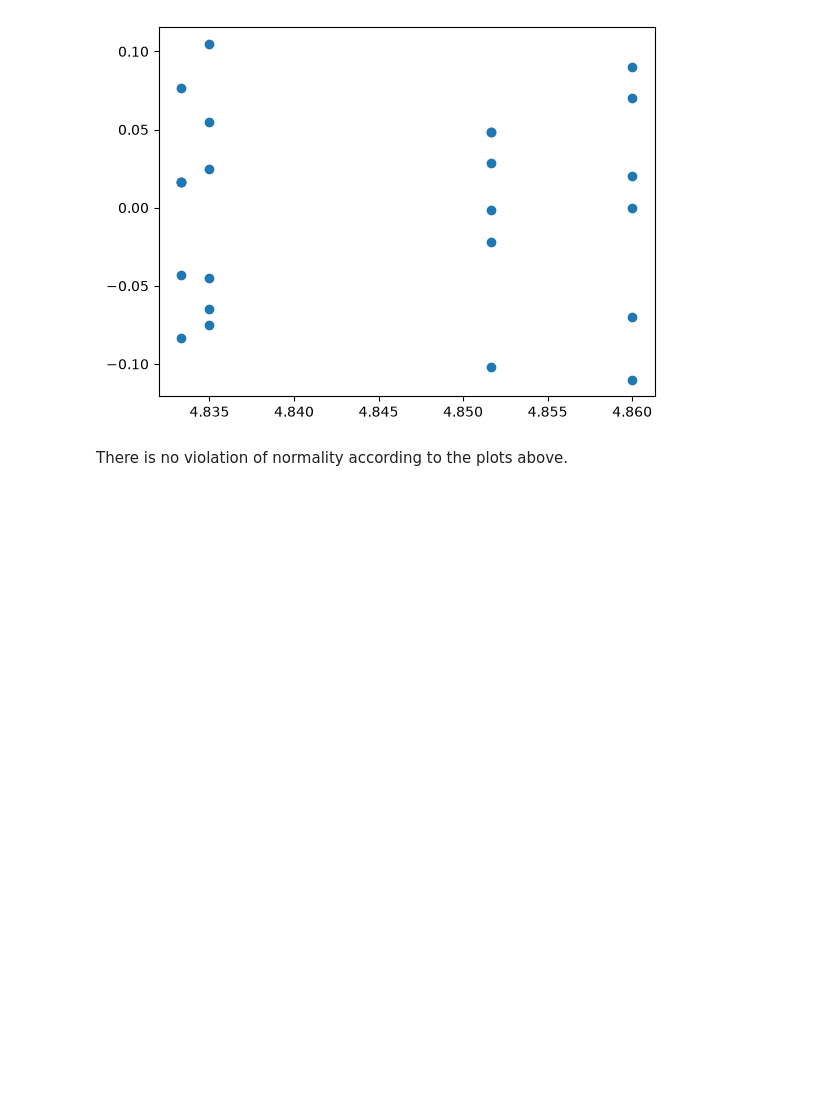
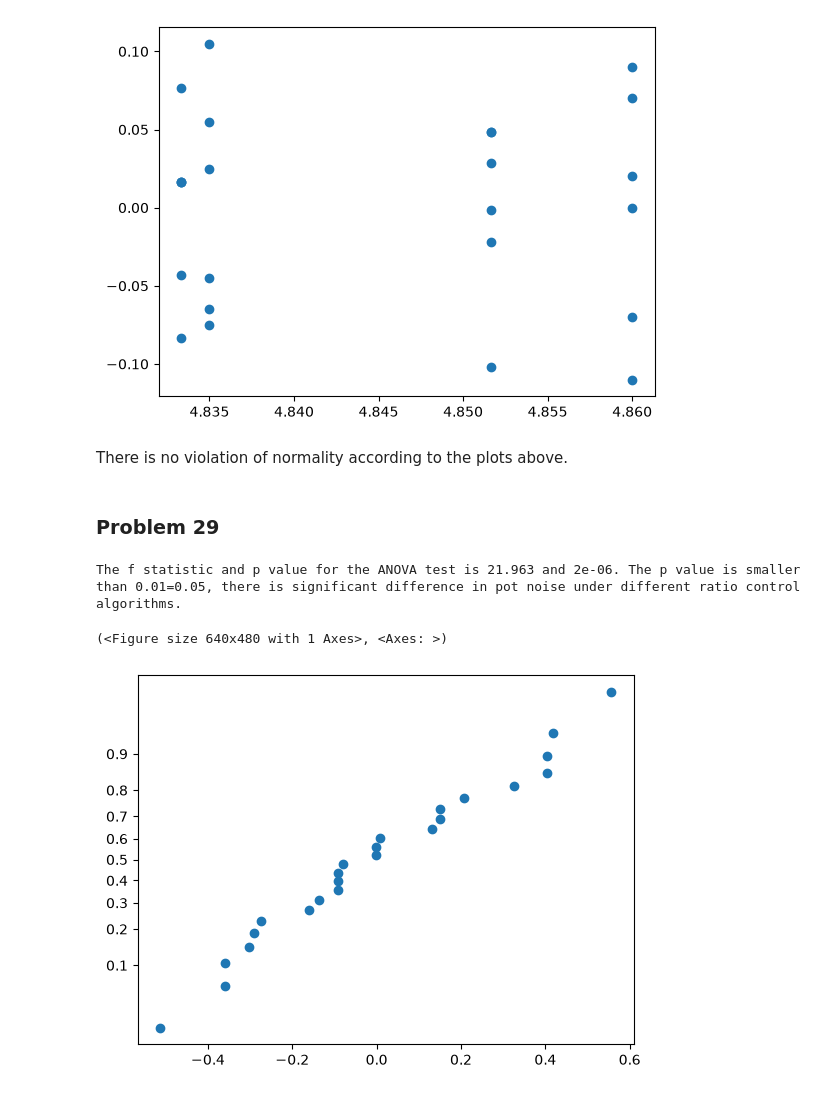
Before and after one commit to Peiguang2024/design-of-experiment, a Jupyter notebook: Montgomery/chapter3.ipynb, the cells around one changed output. Cells and saved outputs as stored; diff of their text form; code cells hidden in the pictures; blank space fills up the shorter version.

Commit message:
started problem 3.31

```diff
--- a/Montgomery/chapter3.ipynb
+++ b/Montgomery/chapter3.ipynb
@@ -1599,3 +1597,17 @@ plt.scatter(df_28.groupby('alg')['vtg'].transform('mean'), df_28['vtg'] - df_28.
 [figure]
 # %% [markdown]
 There is no violation of normality according to the plots above.
+# %% [markdown]
+### Problem 29
+# %%
+df_28['log_noise'] = -np.log(df_28['noise'])
+# %%
+f_29, p_29 = stats.f_oneway(*df_28.groupby('alg')['log_noise'].apply(list).values)
+print(f'The f statistic and p value for the ANOVA test is {f_29.round(3)} and {p_29.round(6)}. The p value is smaller than {alpha}=0.05, there is significant difference in pot noise under different ratio control algorithms.')
+# %% [output]
+The f statistic and p value for the ANOVA test is 21.963 and 2e-06. The p value is smaller than 0.01=0.05, there is significant difference in pot noise under different ratio control algorithms.
+# %%
+normality_plot(df_28['log_noise'] - df_28.groupby('alg')['log_noise'].transform('mean')) # normal probablity plot of residuals
+# %% [output]
+(<Figure size 640x480 with 1 Axes>, <Axes: >)
+[figure, added]
```
Also changed, not shown: parts of 12 cells of this notebook, 1 other file.
